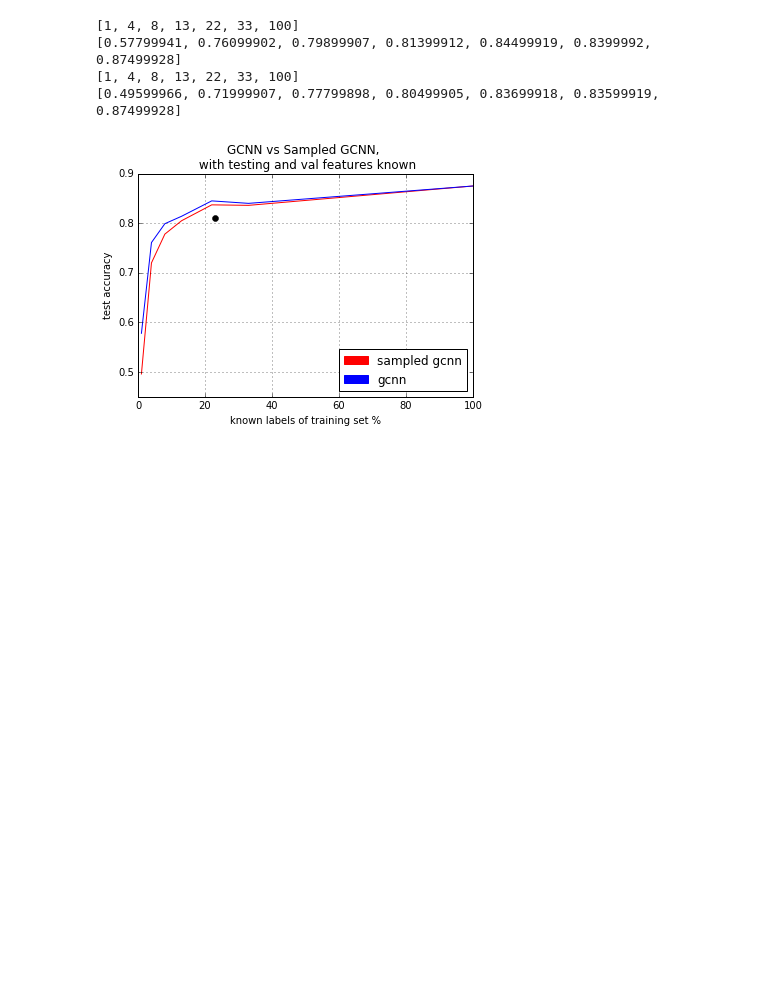
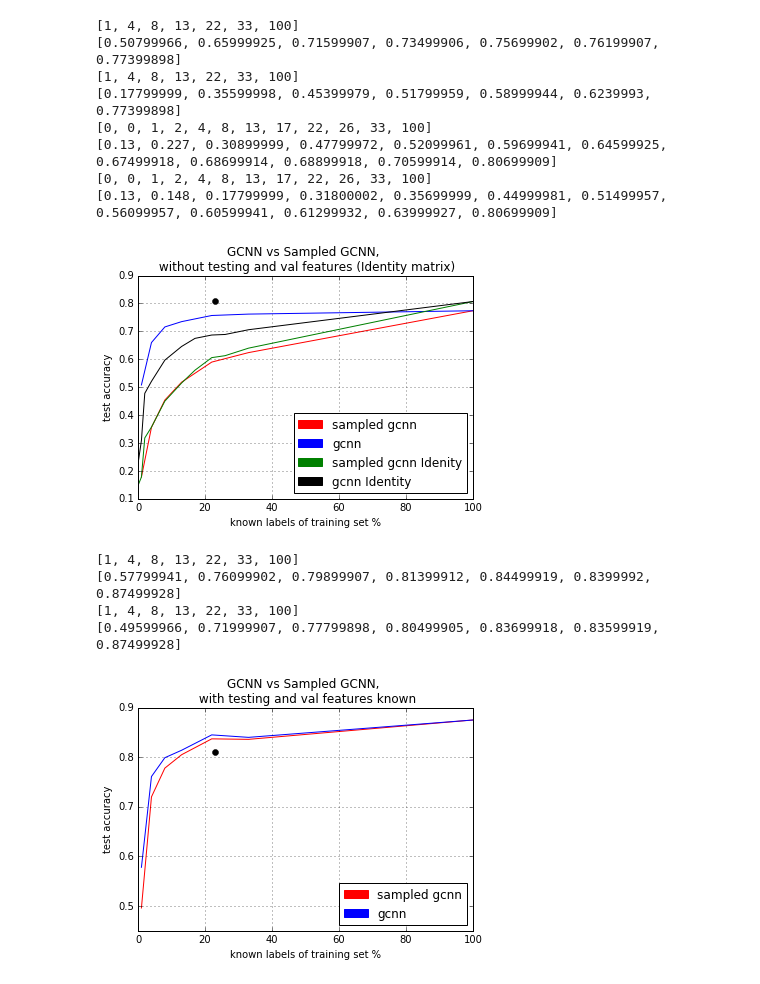
Before and after one commit to tkipf/gcn, a Jupyter notebook: gcn/Plot_GNN.ipynb, the cells around one changed output. Drawn from its saved outputs; the diff is of its cells as text; code cells hidden in the pictures; blank space fills up the shorter version.

```diff
--- a/gcn/Plot_GNN.ipynb
+++ b/gcn/Plot_GNN.ipynb
@@ -64,2 +114,16 @@ def plot(title, save_file):
+# %%
+x_gcnn, y_gcnn, x_gcnn_sampled, y_gcnn_sampled = get_split_data(results_wo_test)
+I_x_gcnn, y_gcnn_I, x_gcnn_sampled_I, y_gcnn_sampled_I = get_split_data(I_results_wo_test)
+plot_Identity('GCNN vs Sampled GCNN, \n without testing and val features (Identity matrix)', 'GCNNvs_without_test_Identity.png')
+# %% [output]
+[1, 4, 8, 13, 22, 33, 100]
+[0.50799966, 0.65999925, 0.71599907, 0.73499906, 0.75699902, 0.76199907, 0.77399898]
+[1, 4, 8, 13, 22, 33, 100]
+[0.17799999, 0.35599998, 0.45399979, 0.51799959, 0.58999944, 0.6239993, 0.77399898]
+[0, 0, 1, 2, 4, 8, 13, 17, 22, 26, 33, 100]
+[0.13, 0.227, 0.30899999, 0.47799972, 0.52099961, 0.59699941, 0.64599925, 0.67499918, 0.68699914, 0.68899918, 0.70599914, 0.80699909]
+[0, 0, 1, 2, 4, 8, 13, 17, 22, 26, 33, 100]
+[0.13, 0.148, 0.17799999, 0.31800002, 0.35699999, 0.44999981, 0.51499957, 0.56099957, 0.60599941, 0.61299932, 0.63999927, 0.80699909]
+[figure, added]
 # %%
 x_gcnn, y_gcnn, x_gcnn_sampled, y_gcnn_sampled = get_split_data(results)
```
Also changed, not shown: parts of 5 cells of this notebook, 2 other files.
